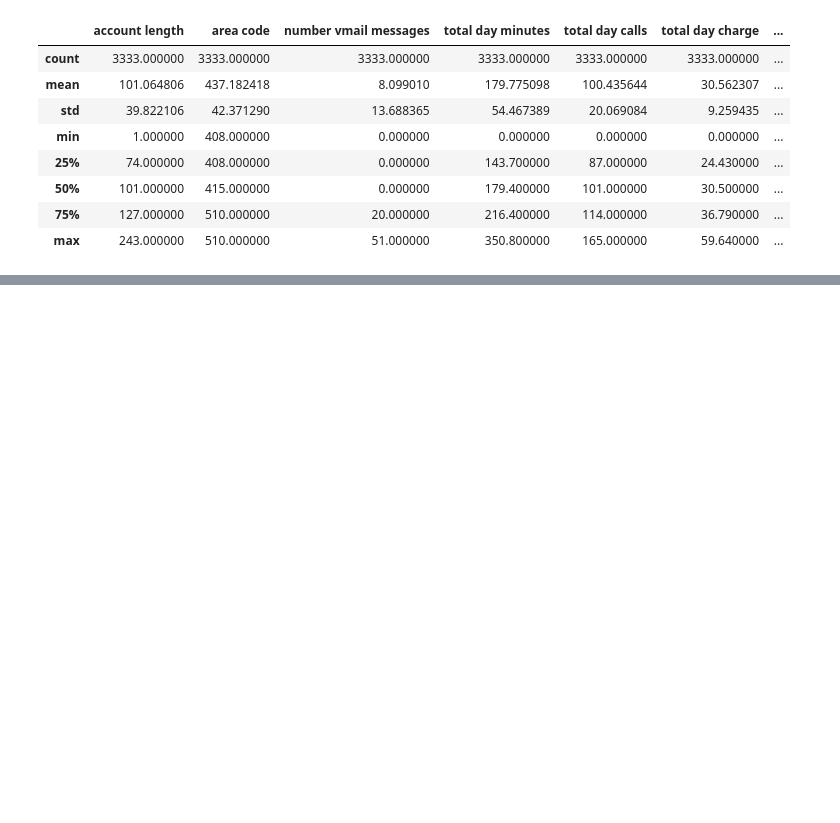
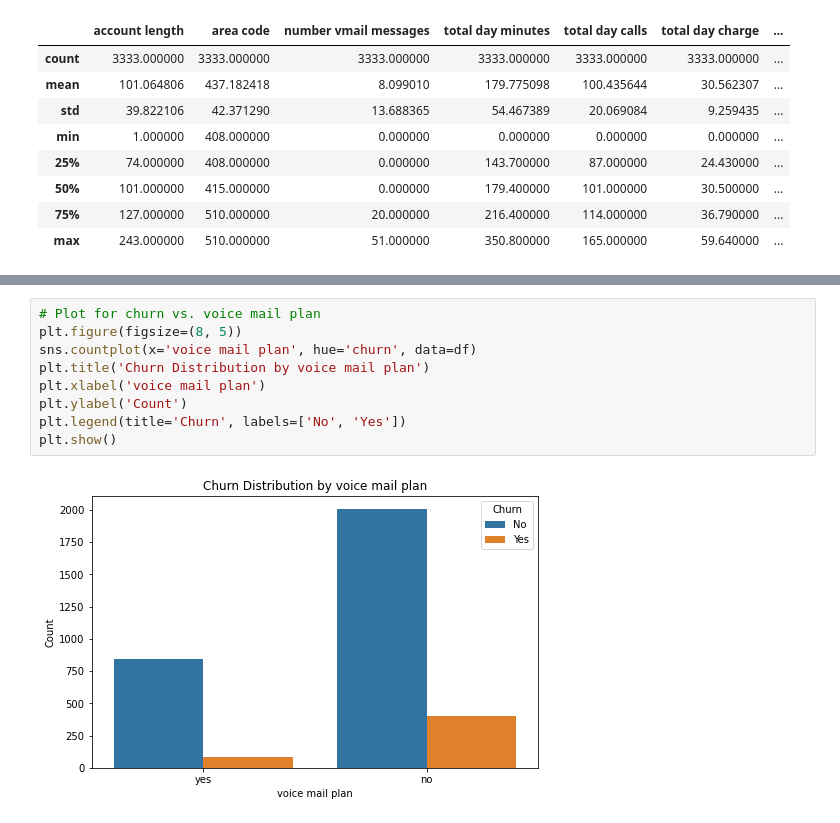
Before and after one commit to CHERUTO-CYNTHIA/MACHINELEARNING_PROJECT, a Jupyter notebook: Model.ipynb, the cells around one changed output, grey strips where cells are left out. Drawn from its saved outputs; the diff is of its cells as text; blank space fills up the shorter version.

```diff
--- a/Model.ipynb
+++ b/Model.ipynb
@@ -99,0 +134,11 @@ df.describe()
+# %%
+# Plot for churn vs. voice mail plan
+plt.figure(figsize=(8, 5))
+sns.countplot(x='voice mail plan', hue='churn', data=df)
+plt.title('Churn Distribution by voice mail plan')
+plt.xlabel('voice mail plan')
+plt.ylabel('Count')
+plt.legend(title='Churn', labels=['No', 'Yes'])
+plt.show()
+# %% [output]
+[figure, added]
```
Also changed, not shown: parts of 8 cells of this notebook.
